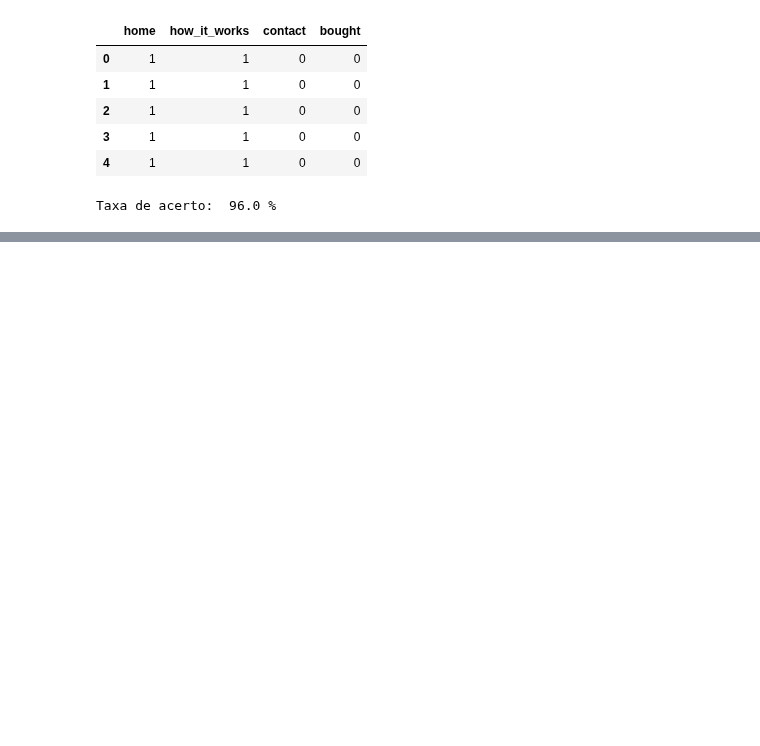
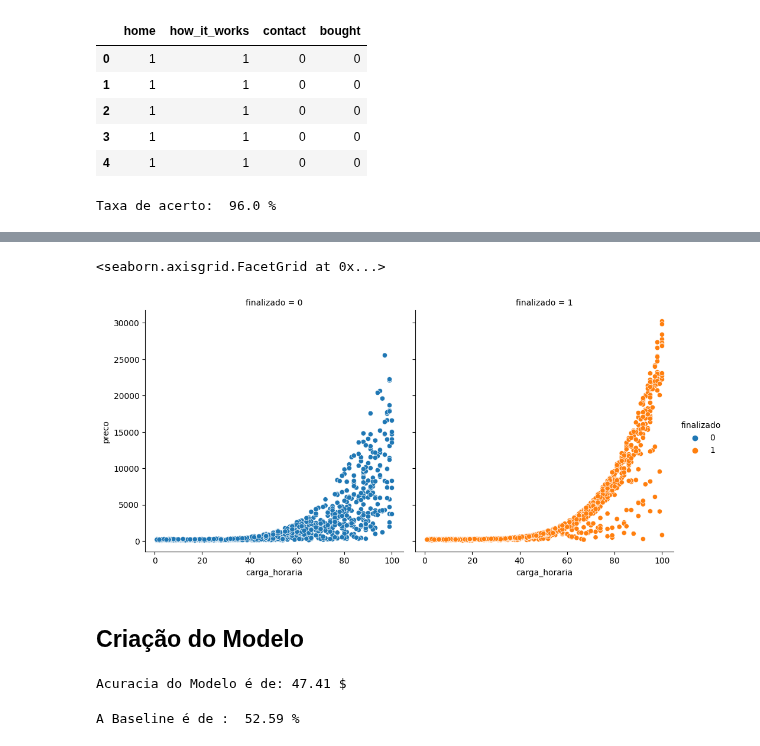
Before and after one commit to Patrick-Setubal/Data_Science_Analytics, a Jupyter notebook: alura_curso/FormacaoMachineLearning/ClassificacaoSKLearn/Introducao.ipynb, the cells around one changed output, grey strips where cells are left out. Drawn from its saved outputs; the diff is of its cells as text; code cells hidden in the pictures; blank space fills up the shorter version.

```diff
--- a/alura_curso/FormacaoMachineLearning/ClassificacaoSKLearn/Introducao.ipynb
+++ b/alura_curso/FormacaoMachineLearning/ClassificacaoSKLearn/Introducao.ipynb
@@ -38,0 +113,46 @@ Taxa de acerto:  96.0 %
+# %%
+sns.relplot(x='carga_horaria', y='preco', data=dados, col='finalizado', hue='finalizado')
+# %% [output]
+<seaborn.axisgrid.FacetGrid at 0x...>
+[figure, added]
+# %% [markdown]
+## Criação do Modelo
+# %%
+from sklearn.svm import LinearSVC
+from sklearn.metrics import accuracy_score
+from sklearn.model_selection import train_test_split
+
+# Separando X e Y
+x = dados[['carga_horaria','preco']]
+y = dados['finalizado']
+
+SEED = 20
+
+# Definindo Treino e teste
+treino_x, teste_x, treino_y, teste_y = train_test_split(x, y,
+                                                        random_state= SEED, test_size= 0.25,
+                                                        stratify= y)
+
+# Definindo o Modelo
+modelo = LinearSVC()
+
+# Treinando o Modelo
+modelo.fit(treino_x, treino_y)
+
+# Testando o modelo
+previsoes = modelo.predict(teste_x)
+
+# Verificando sua acuracia
+acuracia = accuracy_score(teste_y, previsoes)
+print("Acuracia do Modelo é de:",round(acuracia*100, 2),"$")
+# %% [output]
+Acuracia do Modelo é de: 47.41 $
+# %%
+# Criar uma Baseline para comparar a acuracia
+import numpy as np
+
+previsoes_de_base = np.ones(len(teste_x))
+acuracia = accuracy_score(teste_y, previsoes_de_base)
+print("A Baseline é de: ",round(acuracia*100, 2),"%")
+# %% [output]
+A Baseline é de :  52.59 %
```
Also changed, not shown: parts of 10 cells of this notebook.
